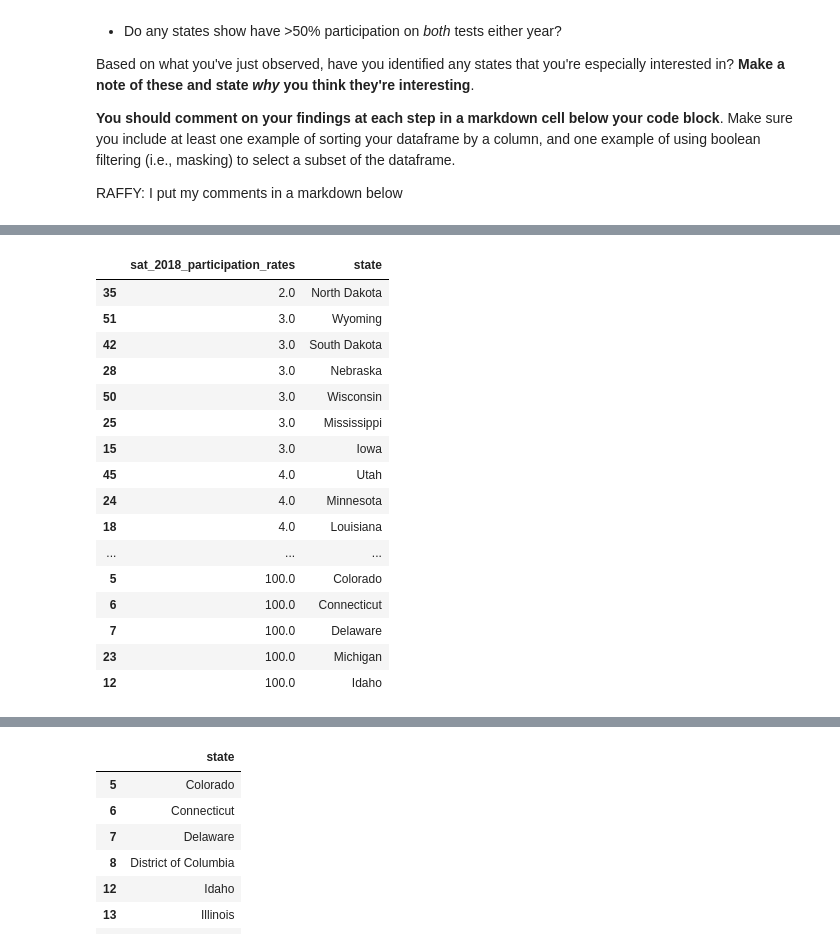
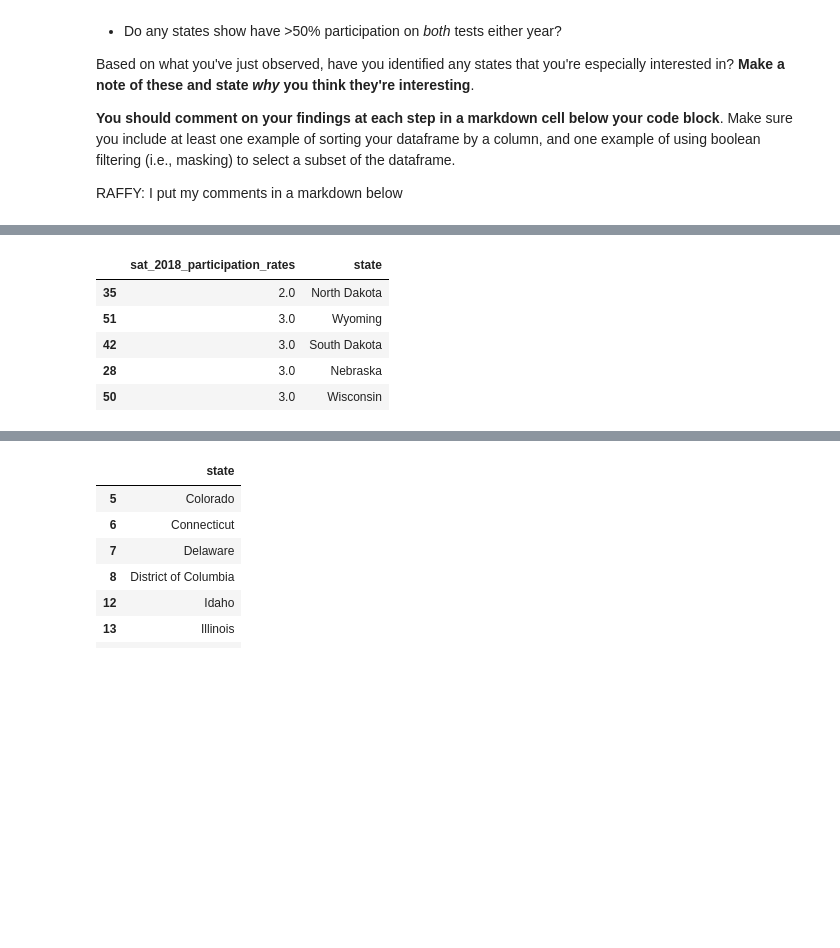
Before and after one commit to dmiz6393/ACT_SAT_dataset, a Jupyter notebook: code/starter-code.ipynb, the cells around one changed output, grey strips where cells are left out. Cells and saved outputs as stored; diff of their text form; code cells hidden in the pictures; blank space fills up the shorter version.

```diff
--- a/code/starter-code.ipynb
+++ b/code/starter-code.ipynb
@@ -837,21 +795,10 @@ final[["act_2017_participation_rates","state"]].sort_values(by="act_2017_partici
 # %%
-final[["sat_2018_participation_rates","state"]].sort_values(by="sat_2018_participation_rates", ascending=True)
+final[["sat_2018_participation_rates","state"]].sort_values(by="sat_2018_participation_rates", ascending=True).head()
 # %% [output]
 |  | sat_2018_participation_rates | state |
 | 35 | 2.0 | North Dakota |
 | 51 | 3.0 | Wyoming |
 | 42 | 3.0 | South Dakota |
 | 28 | 3.0 | Nebraska |
 | 50 | 3.0 | Wisconsin |
-| 25 | 3.0 | Mississippi |
-| 15 | 3.0 | Iowa |
-| 45 | 4.0 | Utah |
-| 24 | 4.0 | Minnesota |
-| 18 | 4.0 | Louisiana |
-| ... | ... | ... |
-| 5 | 100.0 | Colorado |
-| 6 | 100.0 | Connecticut |
-| 7 | 100.0 | Delaware |
-| 23 | 100.0 | Michigan |
-| 12 | 100.0 | Idaho |
 # %%
```
Also changed, not shown: parts of 13 cells of this notebook.
